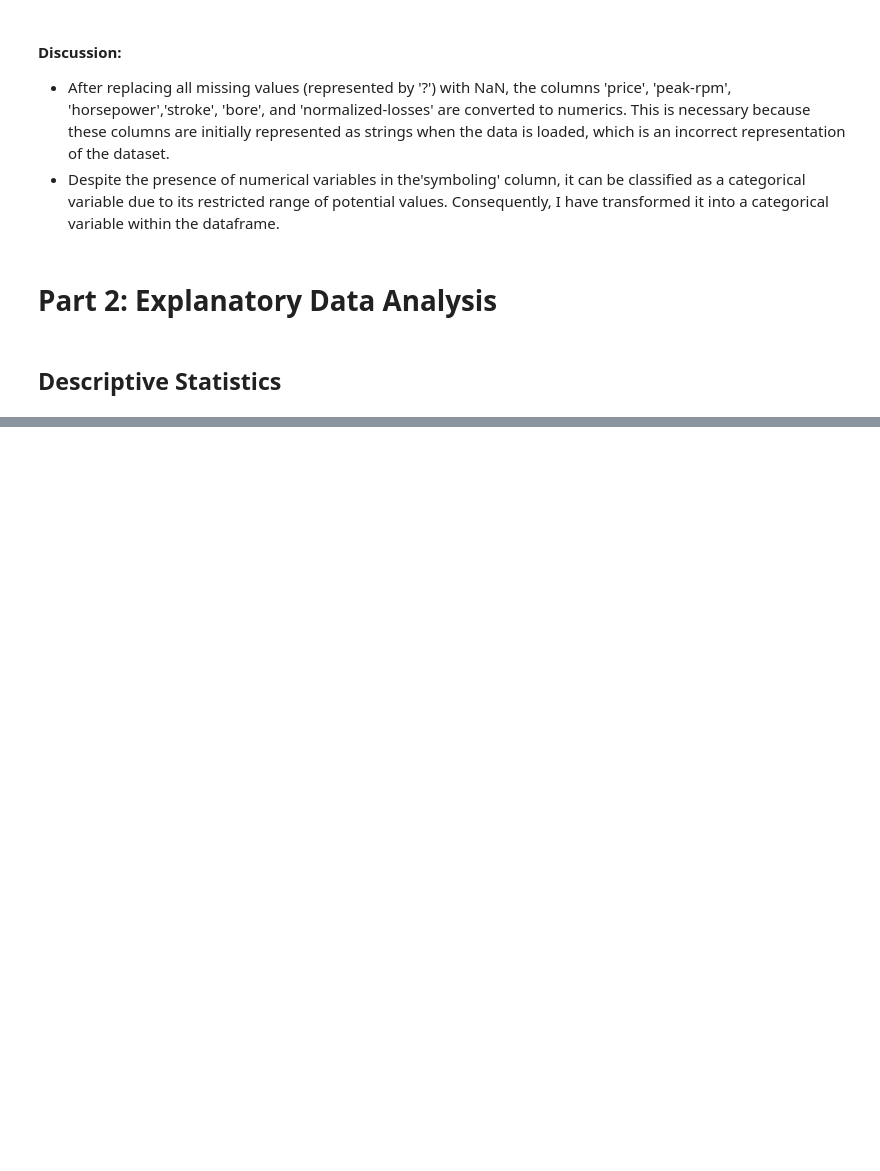
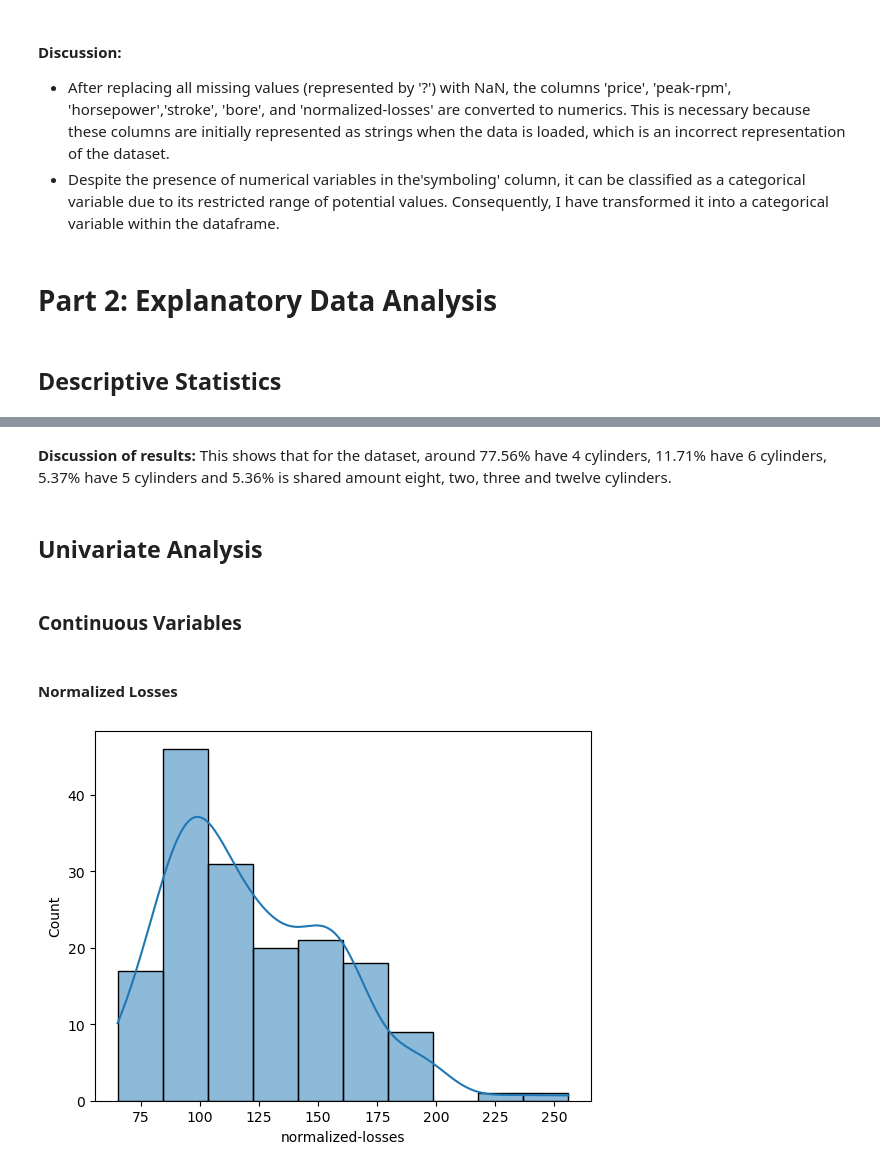
Before and after one commit to ktxdev/AIM-5001, a Jupyter notebook: Project 2/2. Code/S_Huvaya_Project2_assn_.ipynb, the cells around one changed output, grey strips where cells are left out. Cells and saved outputs as stored; diff of their text form; code cells hidden in the pictures; blank space fills up the shorter version.

```diff
--- a/Project 2/2. Code/S_Huvaya_Project2_assn_.ipynb
+++ b/Project 2/2. Code/S_Huvaya_Project2_assn_.ipynb
@@ -52,0 +309,13 @@ df.describe()
+# %% [markdown]
+**Discussion of results:** This shows that for the dataset, around 77.56% have 4 cylinders, 11.71% have 6 cylinders, 5.37% have 5 cylinders and 5.36% is shared amount eight, two, three and twelve cylinders.
+# %% [markdown]
+## Univariate Analysis
+# %% [markdown]
+### Continuous Variables
+# %% [markdown]
+#### Normalized Losses
+# %%
+sns.histplot(x = "normalized-losses", data=df, kde=True)
+plt.show()
+# %% [output]
+[figure, added]
```
Also changed, not shown: parts of 88 cells of this notebook.
